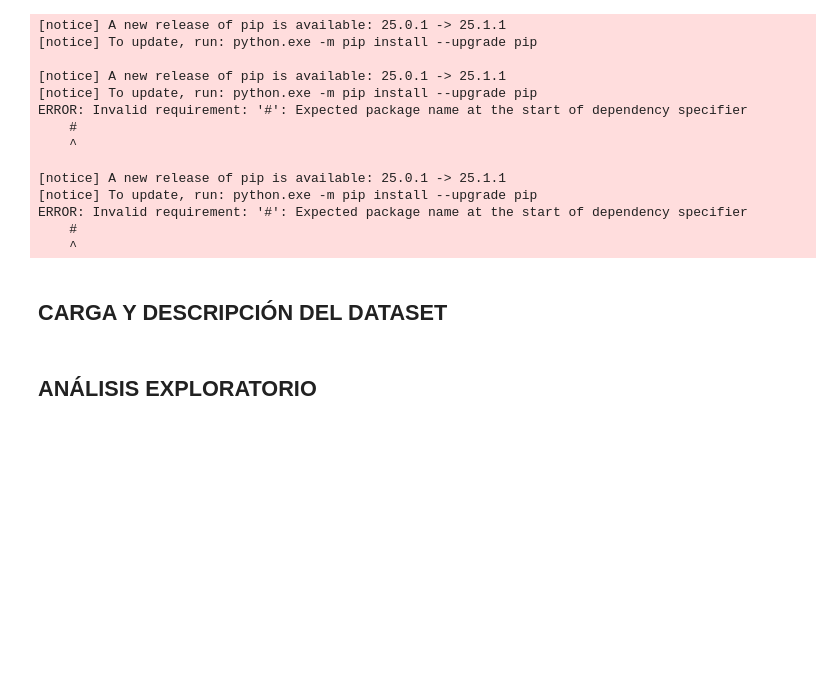
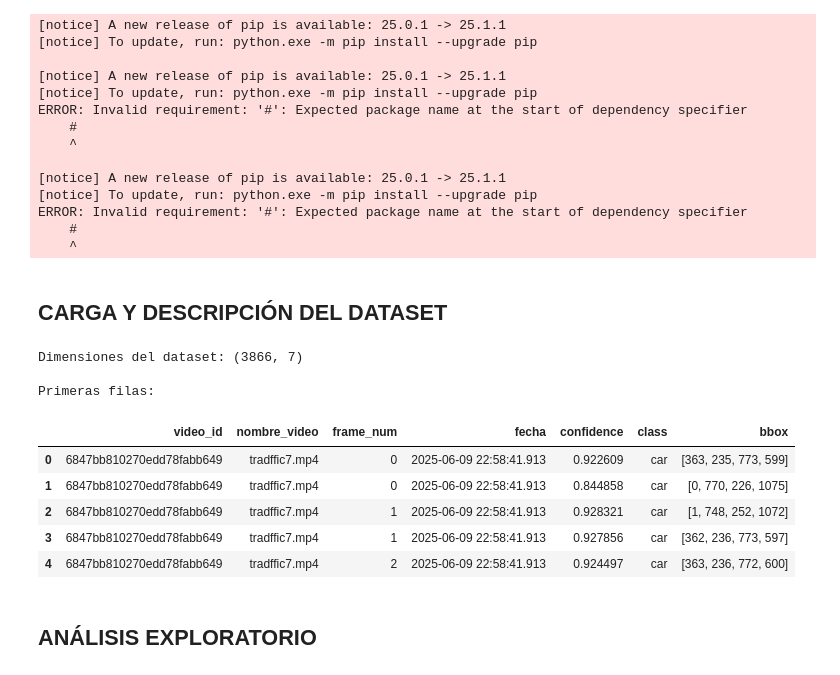
Before and after one commit to Zanila-drip/ProyectoFinalMineriaDatos, a Jupyter notebook: notebooks/analysis/Braker.ipynb, the cells around one changed output. Cells and saved outputs as stored; diff of their text form; code cells hidden in the pictures; blank space fills up the shorter version.

```diff
--- a/notebooks/analysis/Braker.ipynb
+++ b/notebooks/analysis/Braker.ipynb
@@ -73,40 +73,49 @@ import plotly.express as px
 import plotly.graph_objects as go
 
 # Conexión a MongoDB
-client = MongoClient('mongodb://143.198.59.209:27017/')
-db = client['traffic_analysis']
+client = MongoClient('mongodb://localhost:27017/')
+db = client['trafico']  # Asegúrate de que este sea el nombre correcto de la base de datos
 # %% [markdown]
 ## CARGA Y DESCRIPCIÓN DEL DATASET
 # %%
 def load_traffic_data():
-    """Carga los datos de MongoDB y los convierte en DataFrame"""
-    videos = list(db.videos.find())
+       """Carga los datos de MongoDB y los convierte en DataFrame"""
+       # Obtener videos
+       videos = list(db.Videos.find())
 
-    # Crear DataFrame con las detecciones
-    data = []
-    for video in videos:
-        for frame in video['frames']:
-            for detection in frame['detections']:
-                data.append({
-                    'video_id': video['filename'],
-                    'camera_id': video['camera_id'],
-                    'frame_number': frame['frame_number'],
-                    'timestamp': frame['timestamp'],
-                    'confidence': detection['confidence'],
-                    'bbox_x1': detection['bbox'][0],
-                    'bbox_y1': detection['bbox'][1],
-                    'bbox_x2': detection['bbox'][2],
-                    'bbox_y2': detection['bbox'][3],
-                    'vehicle_size': (detection['bbox'][2] - detection['bbox'][0]) *
-                                  (detection['bbox'][3] - detection['bbox'][1])
-                })
+       # Crear DataFrame con las detecciones
+       data = []
+       for video in videos:
+           # Obtener frames de este video
+           frames = list(db.VideosFrames.find({"video_id": video["_id"]}))
+           for frame in frames:
+               for detection in frame['detecciones']:
+                   data.append({
+                       'video_id': str(video['_id']),
+                       'nombre_video': video['nombre'],
+                       'frame_num': frame['frame_num'],
+                       'fecha': video['fecha_subida'],
+                       'confidence': detection['confidence'],
+                       'class': detection['class'],
+                       'bbox': detection['bbox']
+                   })
 
-    return pd.DataFrame(data)
+       return pd.DataFrame(data)
 # Cargar datos
 df = load_traffic_data()
 print("Dimensiones del dataset:", df.shape)
 print("\nPrimeras filas:")
 display(df.head())
+# %% [output]
+Dimensiones del dataset: (3866, 7)
+
+Primeras filas:
+|  | video_id | nombre_video | frame_num | fecha | confidence | class | bbox |
+| 0 | 6847bb810270edd78fabb649 | tradffic7.mp4 | 0 | 2025-06-09 22:58:41.913 | 0.922609 | car | [363, 235, 773, 599] |
+| 1 | 6847bb810270edd78fabb649 | tradffic7.mp4 | 0 | 2025-06-09 22:58:41.913 | 0.844858 | car | [0, 770, 226, 1075] |
+| 2 | 6847bb810270edd78fabb649 | tradffic7.mp4 | 1 | 2025-06-09 22:58:41.913 | 0.928321 | car | [1, 748, 252, 1072] |
+| 3 | 6847bb810270edd78fabb649 | tradffic7.mp4 | 1 | 2025-06-09 22:58:41.913 | 0.927856 | car | [362, 236, 773, 597] |
+| 4 | 6847bb810270edd78fabb649 | tradffic7.mp4 | 2 | 2025-06-09 22:58:41.913 | 0.924497 | car | [363, 236, 772, 600] |
 # %% [markdown]
 ## ANÁLISIS EXPLORATORIO
 # %%
```
Also changed, not shown: parts of 3 cells of this notebook, 22 other files.
